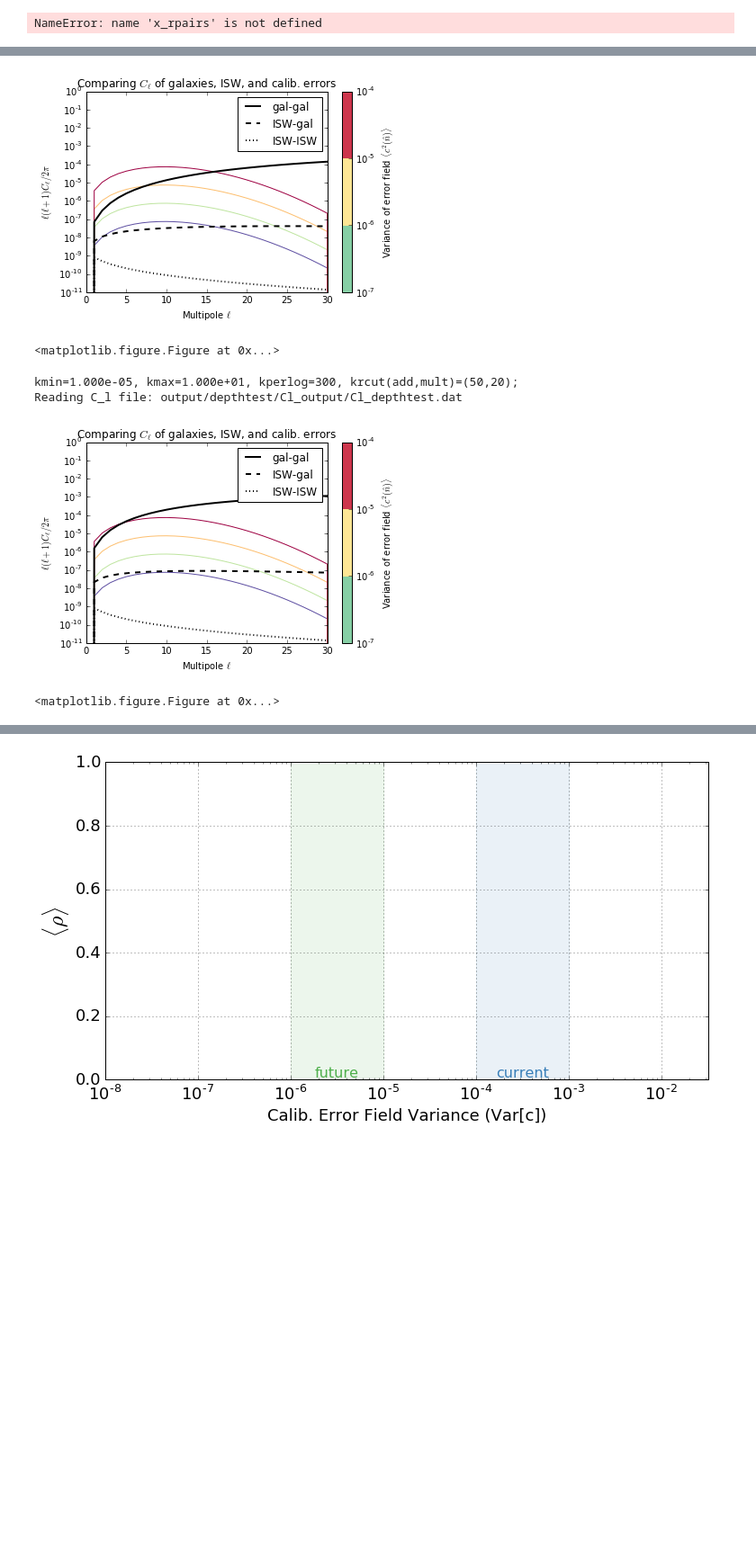
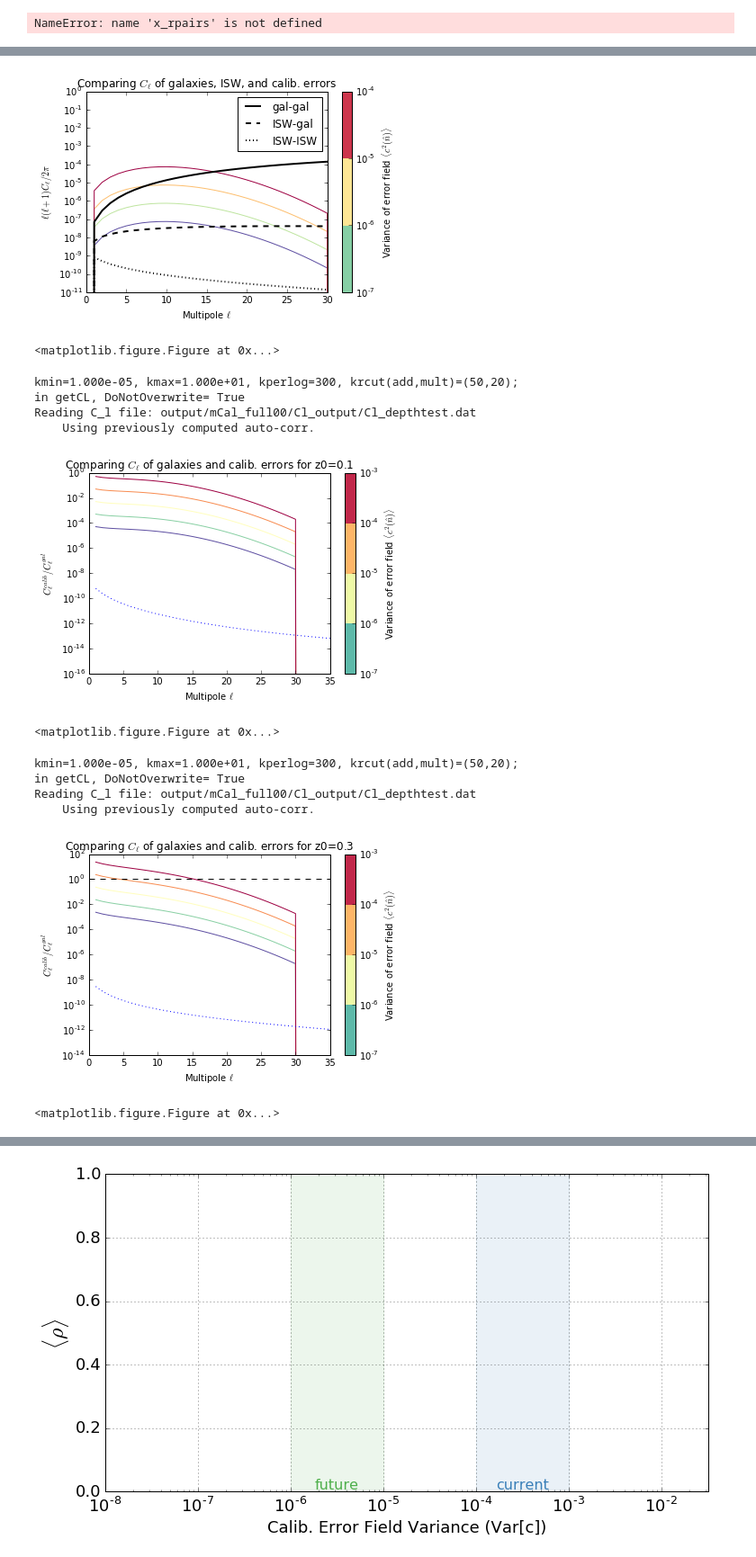
Before and after one commit to jessmuir/isw_reconstr, a Jupyter notebook: NW Multi.ipynb, the cells around one changed output, grey strips where cells are left out. Shown at 90% size. Saved outputs shown, nothing was run; the diff lists cells and outputs as text; code cells hidden in the pictures; blank space fills up the shorter version.

```diff
--- a/NW Multi.ipynb
+++ b/NW Multi.ipynb
@@ -435,7 +433,7 @@ def getShapeStr(lmin,lmax,width,shape='g'):
 
 
 
-def m_caltest_get_rhoexp(fidcl=False, z0_base=0.7,z0_sup=0.7,basevar=0,varlist=[1.e-4],lmax=30,lmin=1,shape='g',width=10.,
+def m_caltest_get_rhoexp(fidcl=False, z0_base=0.7,z0_sup=0.7,basevar=0,varlist=[1.e-4],lmax=30,lmin=0,shape='g',width=10.,
                          overwrite=False,doplot=True,saverho=True,varname='rho',filetag='',reclmin=1,
                          plotdir='output/m_caltest_plots/',nolmintag=False,dofidrec=False,nbar='default',outtag='',
                          fitbias=True, get_Clfid=False,get_Clmod=False):
@@ -871,8 +873,8 @@ runeuc.caltest_Clcomp()
 #---------------------------------------------------------------
 # plot comparison bewteen Cl cal and Cl gal or Cl gal-ISW to understand
 # why the transition in rho happens where it is
-def mcaltest_Clcomp(z0,varlist=[1.e-7,1.e-6,1.e-5,1.e-4],shape='g',callmin=0,callmax=30,width=10.,
-                    plotdir='output/caltest_plots/',saveplot=False):
+def mcaltest_Clcomp(z0,varlist=[1.e-7,1.e-6,1.e-5,1.e-4,1.e-3],shape='g',callmin=0,callmax=30,width=10.,
+                    plotdir='output/caltest_plots/',saveplot=False, relative=False, outtag='mCal_full00'):
     Nvar=len(varlist)
     #get Clcal and Cl
     fidbins=runeuc.caltest_get_fidbins(z0)
@@ -880,7 +882,8 @@ def mcaltest_Clcomp(z0,varlist=[1.e-7,1.e-6,1.e-5,1.e-4],shape='g',callmin=0,cal
     iswind=0
     lssbin=fidbins[1].tag #will just be the depthtest bin map
     lssind=1
-    fidcl=runeuc.caltest_get_clfid(z0)
+#     fidcl=runeuc.caltest_get_clfid(z0)
+    fidcl=multi_get_Cl(justread=True, z0vals=[z0], outtag=outtag)
     l=np.arange(fidcl.Nell)
 
     #construct map-mod combos for the variances given
@@ -912,14 +915,10 @@ def mcaltest_Clcomp(z0,varlist=[1.e-7,1.e-6,1.e-5,1.e-4],shape='g',callmin=0,cal
 
     fig=plt.figure(0)
     ax=plt.subplot()
-    plt.title(r'Comparing $C_{{\ell}}$ of galaxies, ISW, and calib. errors')
-    plt.ylabel(r'$\ell(\ell+1)C_{{\ell}}/2\pi$')
-    plt.xlabel(r'Multipole $\ell$')
-    plt.xlim((0,30))
-    plt.ylim((1.e-11,1.))
-    plt.yscale('log')
-    for i in xrange(Nvar):
-        plt.plot(l,np.fabs(clcal[i,:])*clscaling,color=varcols[i])
+
+    if relative:
+        plt.ylabel(r'$C_{{\ell}}^{calib}/C_{{\ell}}^{gal}$')
+    else: plt.ylabel(r'$\ell(\ell+1)C_{{\ell}}/2\pi$')
 
     #plto fid cl
     #overlay Clgal, Clgal-isw in bolded lines
@@ -927,11 +926,26 @@ def mcaltest_Clcomp(z0,varlist=[1.e-7,1.e-6,1.e-5,1.e-4],shape='g',callmin=0,cal
     lssisw=fidcl.crossinds[iswind,lssind]
     iswauto=fidcl.crossinds[iswind,iswind]
 
-    line1,=plt.plot(l,np.fabs(fidcl.cl[lssauto,:])*clscaling,color='black',linestyle='-',linewidth=2,label='gal-gal')
-    line2,=plt.plot(l,np.fabs(fidcl.cl[lssisw,:])*clscaling,color='black',linestyle='--',linewidth=2,label='ISW-gal')
-    line3,=plt.plot(l,np.fabs(fidcl.cl[iswauto,:])*clscaling,color='black',linestyle=':',linewidth=2,label='ISW-ISW')
+    if not relative:
+        line1,=plt.plot(l,np.fabs(fidcl.cl[lssauto,:])*clscaling,color='black',linestyle='-',linewidth=2,label='gal-gal')
+        line2,=plt.plot(l,np.fabs(fidcl.cl[lssisw,:])*clscaling,color='black',linestyle='--',linewidth=2,label='ISW-gal')
+        line3,=plt.plot(l,np.fabs(fidcl.cl[iswauto,:])*clscaling,color='black',linestyle=':',linewidth=2,label='ISW-ISW')
+        for i in xrange(Nvar):
+            plt.plot(l,np.fabs(clcal[i,:])*clscaling,color=varcols[i])
+        plt.legend(handles=[line1,line2,line3])
 
-
+        plt.title(r'Comparing $C_{{\ell}}$ of galaxies, ISW, and calib. errors')
+        plt.ylim((1.e-11,1.))
+    else:
+        for i in xrange(Nvar):
+            plt.plot(l,clcal[i,:]/fidcl.cl[lssauto,:],color=varcols[i])
+#             print fidcl.cl[lssauto,:]
+        plt.plot(l,[1]*len(l),'k--')
+        plt.plot(l, fidcl.cl[lssisw,:]**2/fidcl.cl[lssauto,:]*(2.*l+1),':')
+        plt.title(r'Comparing $C_{{\ell}}$ of galaxies and calib. errors for z0={0}'.format(z0,))
+    plt.xlabel(r'Multipole $\ell$')
+    plt.xlim((0,35))
+    plt.yscale('log')
     #set up colorbar
     logminvar=int(np.log10(min(varlist)))
     logmaxvar=int(np.log10(max(varlist)))+1
@@ -943,7 +957,7 @@ def mcaltest_Clcomp(z0,varlist=[1.e-7,1.e-6,1.e-5,1.e-4],shape='g',callmin=0,cal
 
     #get legend entry for Clcal
     #cal_patch = mpatches.Patch( color='red',label='cal. error')
-    plt.legend(handles=[line1,line2,line3])
+    plt.show()
 
     plotname='caltest_cl_compare'
     outname=plotdir+plotname+'.pdf'
@@ -951,6 +965,9 @@ def mcaltest_Clcomp(z0,varlist=[1.e-7,1.e-6,1.e-5,1.e-4],shape='g',callmin=0,cal
         print 'saving',outname
         plt.savefig(outname)
         plt.close()
-mcaltest_Clcomp(.3)
+    return fig
+f1=mcaltest_Clcomp(.1,relative=True)
+f1=mcaltest_Clcomp(.3,relative=True)
+f2=mcaltest_Clcomp(.7,relative=True)
 # %% [output]
 kmin=1.000e-05, kmax=1.000e+01, kperlog=300, krcut(add,mult)=(50,20);
@@ -958,6 +977,14 @@ Reading C_l file: output/depthtest/Cl_output/Cl_depthtest.dat
 [figure]
 <matplotlib.figure.Figure at 0x...>
 kmin=1.000e-05, kmax=1.000e+01, kperlog=300, krcut(add,mult)=(50,20);
-Reading C_l file: output/depthtest/Cl_output/Cl_depthtest.dat
+in getCL, DoNotOverwrite= True
+Reading C_l file: output/mCal_full00/Cl_output/Cl_depthtest.dat
+    Using previously computed auto-corr.
-[figure, old version]
+[figure, new version]
 <matplotlib.figure.Figure at 0x...>
+kmin=1.000e-05, kmax=1.000e+01, kperlog=300, krcut(add,mult)=(50,20);
+in getCL, DoNotOverwrite= True
+Reading C_l file: output/mCal_full00/Cl_output/Cl_depthtest.dat
+    Using previously computed auto-corr.
+[figure, added]
+<matplotlib.figure.Figure at 0x...>
```
Also changed, not shown: parts of 5 cells of this notebook.
